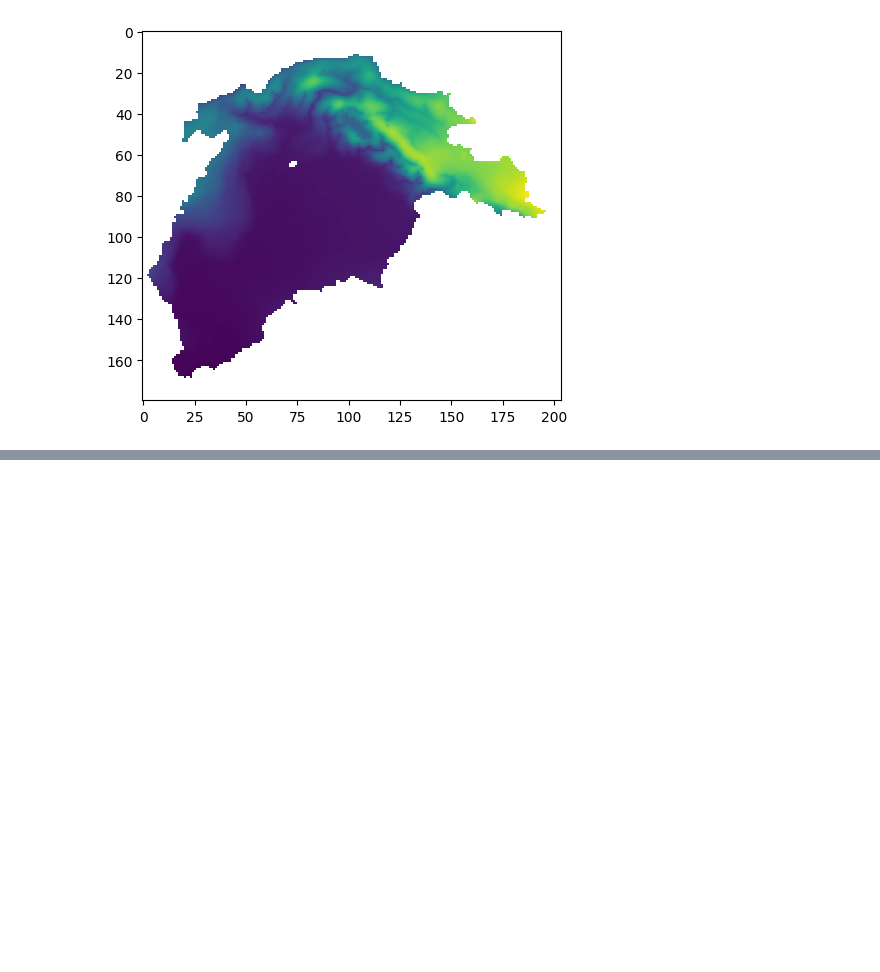
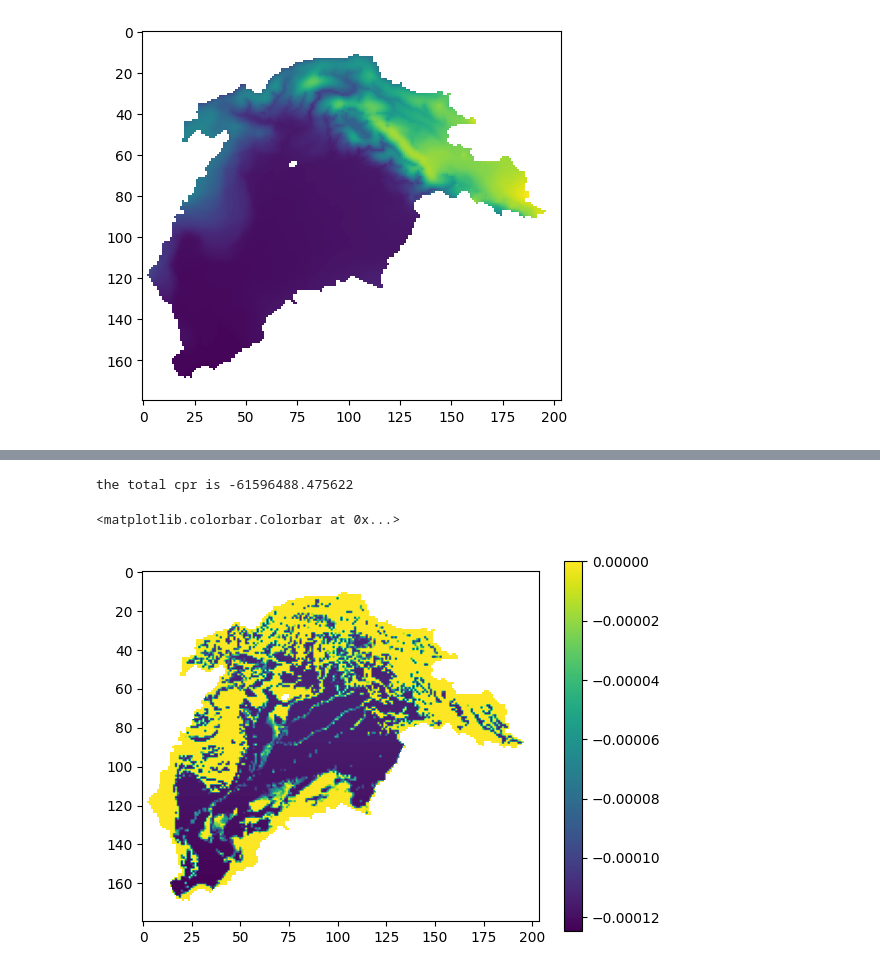
Before and after one commit to StellaLiu-gogogo/VIC-WUR-GWM, a Jupyter notebook: vic_online/python/capillary_rise_analysis.ipynb, the cells around one changed output, grey strips where cells are left out. Saved outputs shown, nothing was run; the diff lists cells and outputs as text; code cells hidden in the pictures; blank space fills up the shorter version.

```diff
--- a/vic_online/python/capillary_rise_analysis.ipynb
+++ b/vic_online/python/capillary_rise_analysis.ipynb
@@ -354,7 +435,7 @@ import flopy.utils.binaryfile as bf
 import os
 
 # load the ccb file
-path = '/lustre/nobackup/WUR/ESG/liu297/gitrepo/VIC-WUR-GWM-1910/vic_online/python/mfoutput/workspace/2Ltrans_off.cbb'
+path = '/lustre/nobackup/WUR/ESG/liu297/gitrepo/VIC-WUR-GWM-1910/vic_online/python/mfoutput/workspace/2Ltrans_off_19690101.cbb'
 bud = bf.CellBudgetFile(path)
 #print(bud.get_unique_record_names())
 #print(bud.list_records())
@@ -467,7 +484,0 @@ print(list1[0])
-# %%
-#write the list1 to a csv file
-import csv
-with open('test2.csv', 'w', newline='') as f:
-    writer = csv.writer(f)
-    writer.writerow(['lat', 'lon', 'gwr'])
-    writer.writerows(list1)
@@ -473,0 +506,35 @@ with open('test2.csv', 'w', newline='') as f:
+# %%
+import numpy as np
+from matplotlib import pyplot as plt
+
+evt_raw = bud.get_data(text = 'EVT')
+evt = [(item['node'],item['q'],item['q']) for item in evt_raw]
+ncol, nrow = 204,180
+cpr = []
+for i in range(len(evt[0][0])):
+    idx = evt[0][0][i]
+    lay = 0
+    row = idx//ncol
+    col = idx%ncol-1
+    flow = evt[0][2][i]
+    rec = [lay,row,col,flow]
+    cpr.append(rec)
+totalcpr = 0
+cpr_array = np.full((nrow, ncol), np.nan)
+
+totalcpr = 0
+for item in cpr:
+    lay, row, col, flow = item
+    totalcpr += flow
+    cpr_array[row,col] = flow
+
+cpr_mm = cpr_array/cellarea
+
+# now the unit should be m3/day???? or m3/month
+print(f'the total cpr is {totalcpr}')
+plt.imshow(cpr_mm)
+plt.colorbar()
+# %% [output]
+the total cpr is -61596488.475622
+<matplotlib.colorbar.Colorbar at 0x...>
+[figure, added]
```
Also changed, not shown: parts of 32 cells of this notebook, 7 other files.
